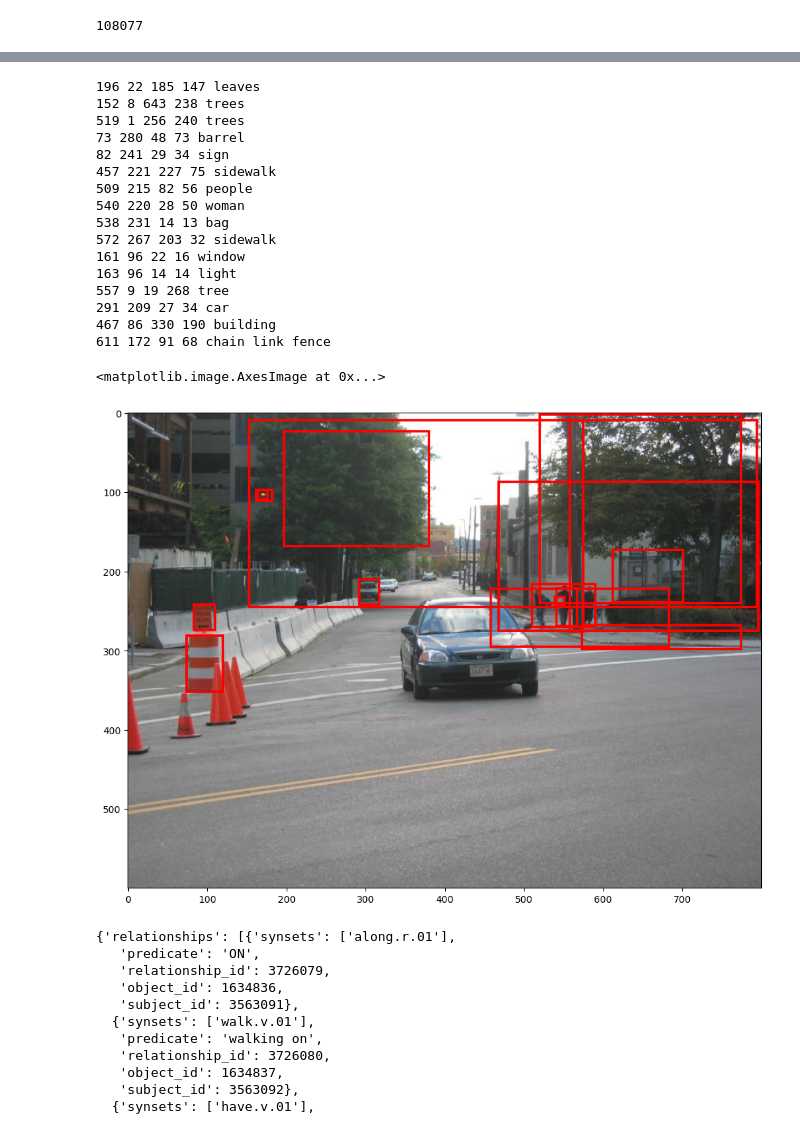
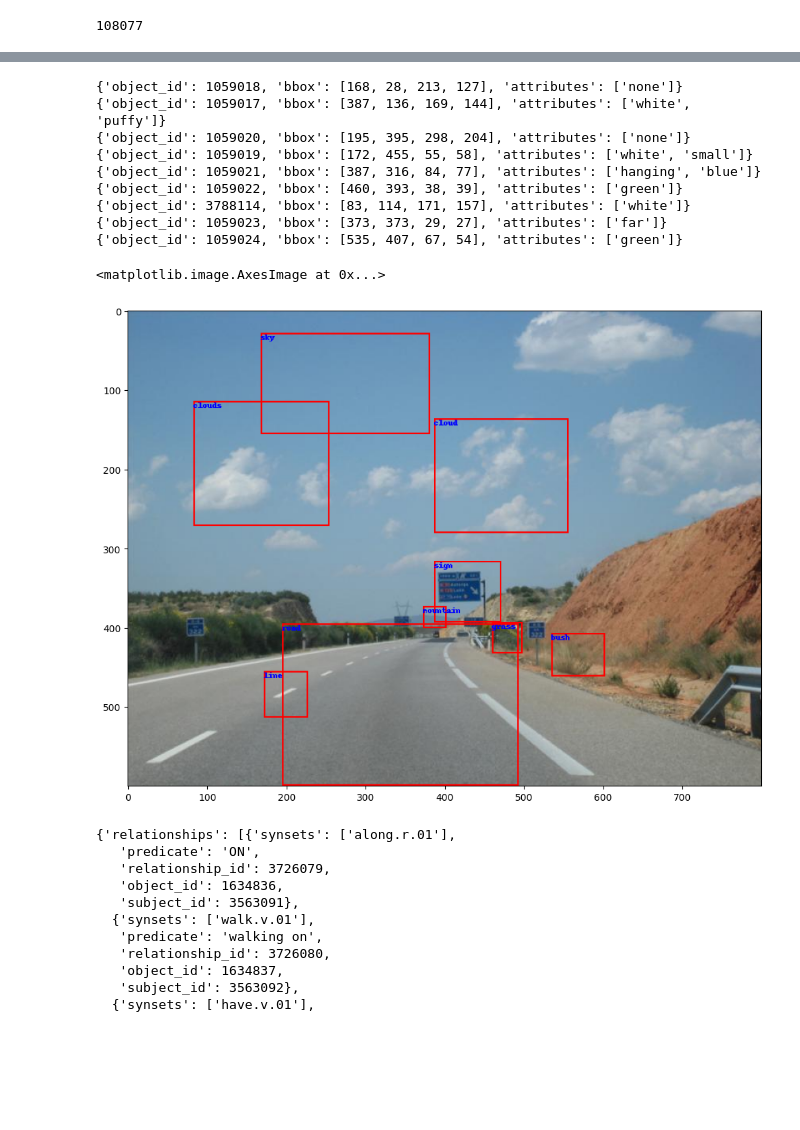
Before and after one commit to PDD0911-HCMUS/Traffic-SceneGraph-Generation, a Jupyter notebook: Datasets/DataVisualizeVisualGenome.ipynb, the cells around one changed output, grey strips where cells are left out. Saved outputs shown, nothing was run; the diff lists cells and outputs as text; code cells hidden in the pictures; blank space fills up the shorter version.

```diff
--- a/Datasets/DataVisualizeVisualGenome.ipynb
+++ b/Datasets/DataVisualizeVisualGenome.ipynb
@@ -33,6 +33,6 @@ len(dataSG)
 # %% [output]
 108077
 # %%
-dataItemAttr = dataAttr[268]
+dataItemAttr = dataAttr[701]
 dataItemAttr
 # %% [output]
@@ -64,31 +64,32 @@ plt.imshow(image)
 # %%
 imCopy = image.copy()
 imageDraw = ImageDraw.Draw(imCopy)
 for item in dataItemAttr['attributes'][:]:
     x1, y1, x2, y2 = item['x'], item['y'], item['w'], item['h']
-    print(x1, y1, x2, y2, item['names'][0])
-    imageDraw.rectangle([(x1, y1), (x2 + x1, y2 + y1)], outline ="red", width=3)
+    #print(x1, y1, x2, y2, item['names'][0])
+    t = {
+        'object_id': item['object_id'],
+        #'name': object['names'][0],
+        'bbox': [item['x'], item['y'], item['w'], item['h']],
+        'attributes': item['attributes'] if 'attributes' in item.keys() else ['none']
+    }
+    print(t)
+    imageDraw.rectangle([(x1, y1), (x2 + x1, y2 + y1)], outline ="red", width=2)
+    imageDraw.text((x1, y1), item['names'][0], fill='blue')
 plt.figure(figsize=(16,9))
 plt.imshow(imCopy)
 # %% [output]
-196 22 185 147 leaves
-152 8 643 238 trees
-519 1 256 240 trees
-73 280 48 73 barrel
-82 241 29 34 sign
-457 221 227 75 sidewalk
-509 215 82 56 people
-540 220 28 50 woman
-538 231 14 13 bag
-572 267 203 32 sidewalk
-161 96 22 16 window
-163 96 14 14 light
-557 9 19 268 tree
-291 209 27 34 car
-467 86 330 190 building
-611 172 91 68 chain link fence
+{'object_id': 1059018, 'bbox': [168, 28, 213, 127], 'attributes': ['none']}
+{'object_id': 1059017, 'bbox': [387, 136, 169, 144], 'attributes': ['white', 'puffy']}
+{'object_id': 1059020, 'bbox': [195, 395, 298, 204], 'attributes': ['none']}
+{'object_id': 1059019, 'bbox': [172, 455, 55, 58], 'attributes': ['white', 'small']}
+{'object_id': 1059021, 'bbox': [387, 316, 84, 77], 'attributes': ['hanging', 'blue']}
+{'object_id': 1059022, 'bbox': [460, 393, 38, 39], 'attributes': ['green']}
+{'object_id': 3788114, 'bbox': [83, 114, 171, 157], 'attributes': ['white']}
+{'object_id': 1059023, 'bbox': [373, 373, 29, 27], 'attributes': ['far']}
+{'object_id': 1059024, 'bbox': [535, 407, 67, 54], 'attributes': ['green']}
 <matplotlib.image.AxesImage at 0x...>
-[figure, old version]
+[figure, new version]
 # %%
 dataItemSG = dataSG[268]
 dataItemSG
```
Also changed, not shown: parts of 2 cells of this notebook.
